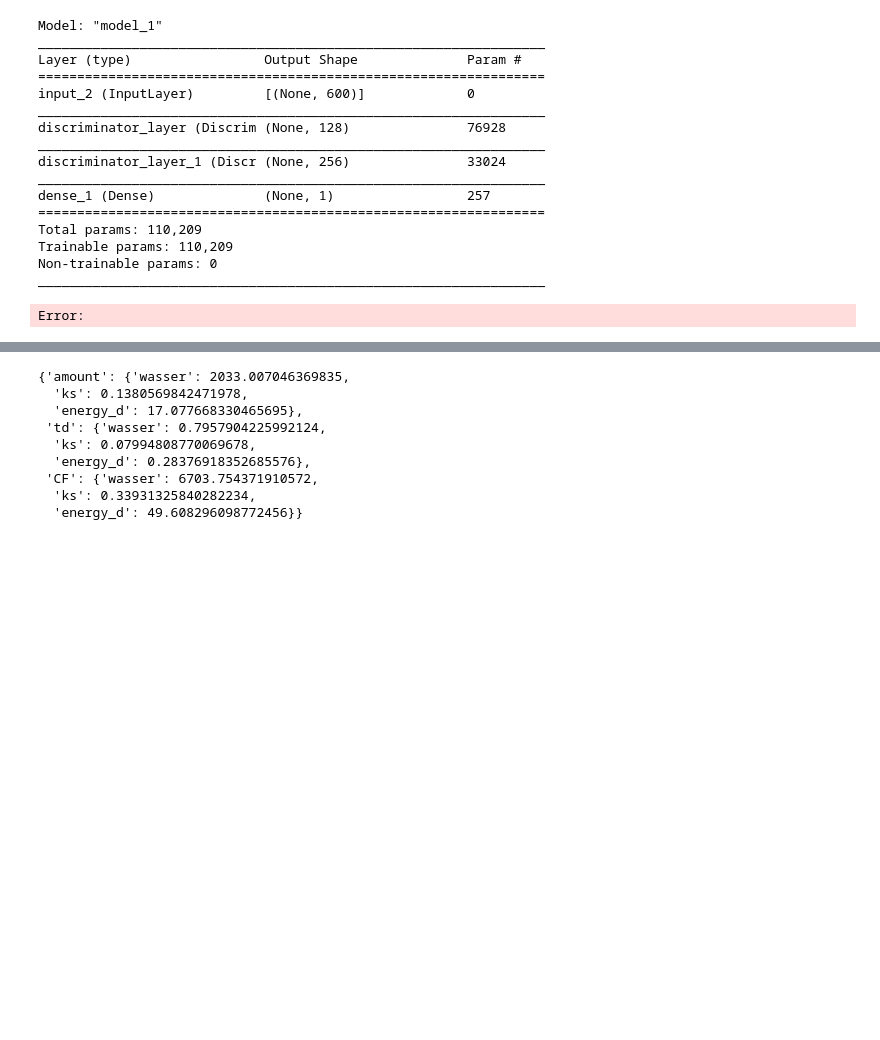
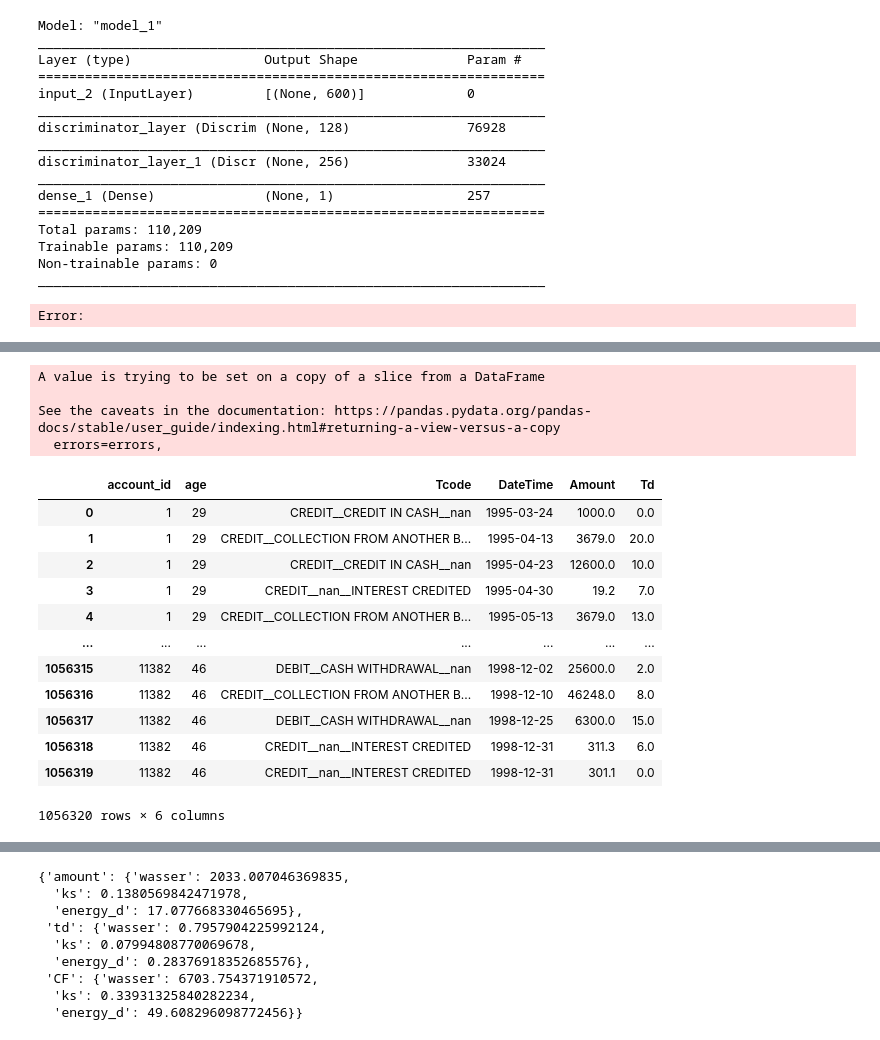
Before and after one commit to Hamideh-Mehri/CTGAN_main, a Jupyter notebook: Results.ipynb, the cells around one changed output, grey strips where cells are left out. Drawn from its saved outputs; the diff is of its cells as text; code cells hidden in the pictures; blank space fills up the shorter version.

```diff
--- a/Results.ipynb
+++ b/Results.ipynb
@@ -182,0 +174,24 @@ real
+# %%
+real_new = real[[ 'account_id','age', 'tcode','datetime','amount', 'td' ]]
+real_new.rename(columns={'tcode':'Tcode', 'datetime':'DateTime', 'amount':'Amount', 'td':'Td'}, inplace=True)
+# %% [output]
+A value is trying to be set on a copy of a slice from a DataFrame
+
+See the caveats in the documentation: https://pandas.pydata.org/pandas-docs/stable/user_guide/indexing.html#returning-a-view-versus-a-copy
+  errors=errors,
+# %%
+real_new
+# %% [output]
+|  | account_id | age | Tcode | DateTime | Amount | Td |
+| 0 | 1 | 29 | CREDIT__CREDIT IN CASH__nan | 1995-03-24 | 1000.0 | 0.0 |
+| 1 | 1 | 29 | CREDIT__COLLECTION FROM ANOTHER B... | 1995-04-13 | 3679.0 | 20.0 |
+| 2 | 1 | 29 | CREDIT__CREDIT IN CASH__nan | 1995-04-23 | 12600.0 | 10.0 |
+| 3 | 1 | 29 | CREDIT__nan__INTEREST CREDITED | 1995-04-30 | 19.2 | 7.0 |
+| 4 | 1 | 29 | CREDIT__COLLECTION FROM ANOTHER B... | 1995-05-13 | 3679.0 | 13.0 |
+| ... | ... | ... | ... | ... | ... | ... |
+| 1056315 | 11382 | 46 | DEBIT__CASH WITHDRAWAL__nan | 1998-12-02 | 25600.0 | 2.0 |
+| 1056316 | 11382 | 46 | CREDIT__COLLECTION FROM ANOTHER B... | 1998-12-10 | 46248.0 | 8.0 |
+| 1056317 | 11382 | 46 | DEBIT__CASH WITHDRAWAL__nan | 1998-12-25 | 6300.0 | 15.0 |
+| 1056318 | 11382 | 46 | CREDIT__nan__INTEREST CREDITED | 1998-12-31 | 311.3 | 6.0 |
+| 1056319 | 11382 | 46 | CREDIT__nan__INTEREST CREDITED | 1998-12-31 | 301.1 | 0.0 |
+1056320 rows × 6 columns
```
Also changed, not shown: parts of 3 cells of this notebook.
